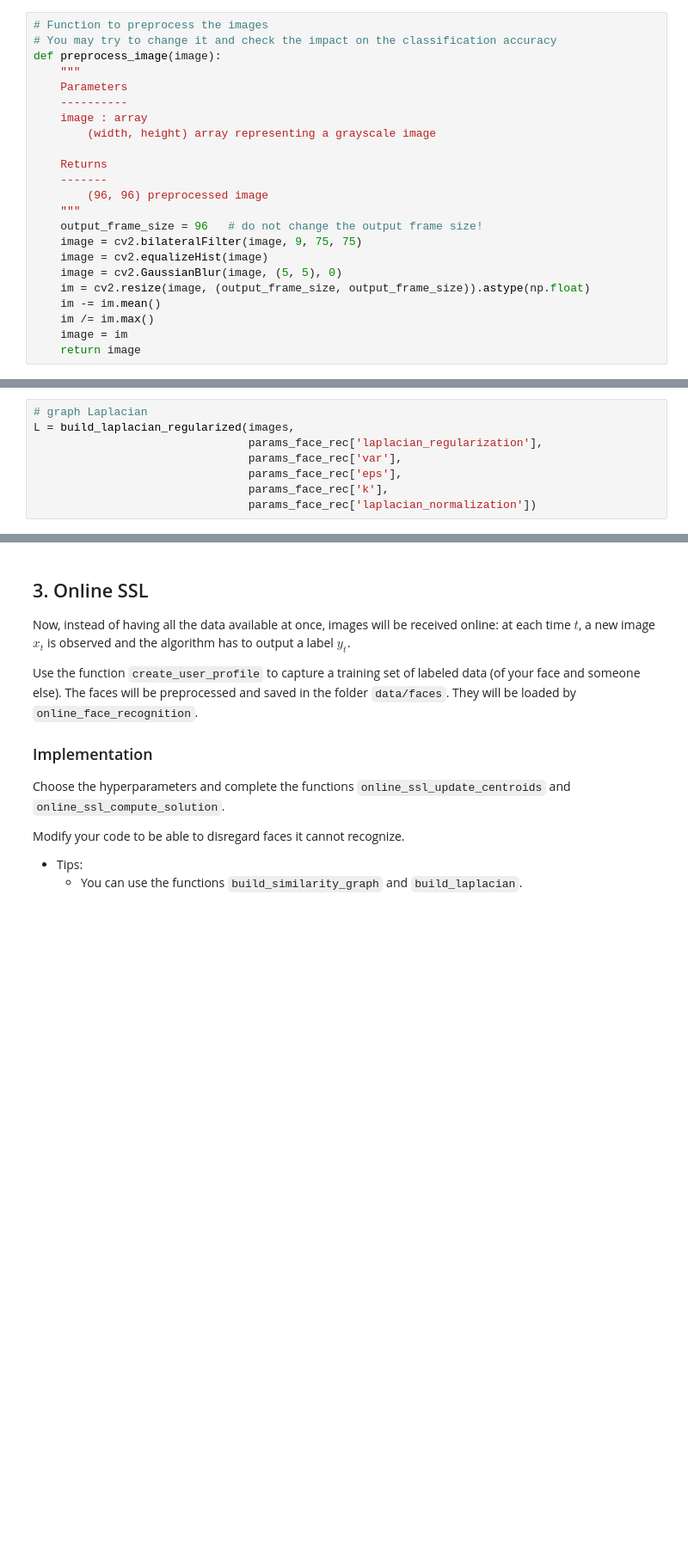
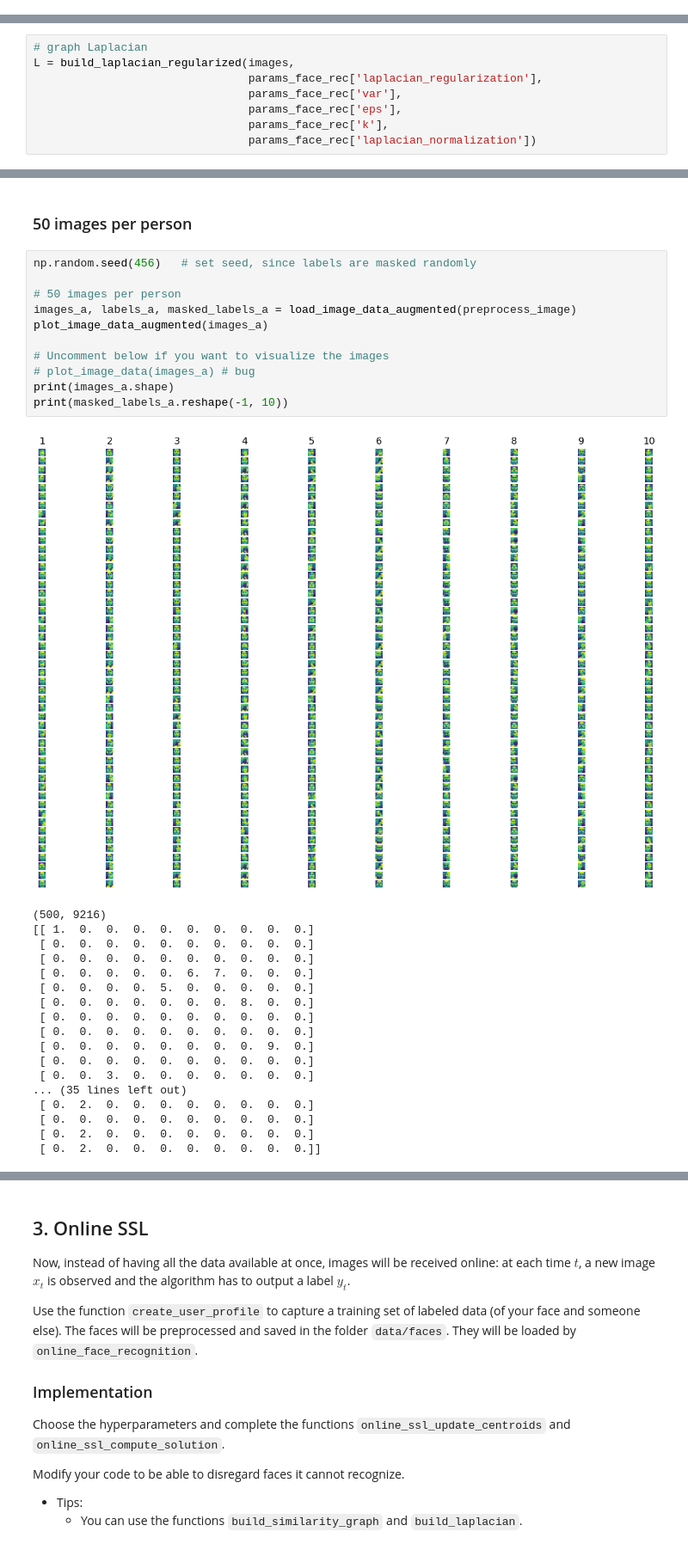
Before and after one commit to BenjaminDeporte/TP2_Graphs_SSL_2025_02_25, a Jupyter notebook: Deporte_Benjamin_SSL.ipynb, the cells around one changed output, grey strips where cells are left out. Shown at 86% size. Drawn from its saved outputs; the diff is of its cells as text; blank space fills up the shorter version.

```diff
--- a/Deporte_Benjamin_SSL.ipynb
+++ b/Deporte_Benjamin_SSL.ipynb
@@ -469,26 +545,3 @@ params_face_rec['k'] = None
 params_face_rec['laplacian_normalization'] = 'unn'
 params_face_rec['c_l'] = None
 params_face_rec['c_u'] = None
-# %%
-# Function to preprocess the images
-# You may try to change it and check the impact on the classification accuracy
-def preprocess_image(image):
-    """
-    Parameters
-    ----------
-    image : array
-        (width, height) array representing a grayscale image
-
-    Returns
-    -------
-        (96, 96) preprocessed image
-    """
-    output_frame_size = 96   # do not change the output frame size!
-    image = cv2.bilateralFilter(image, 9, 75, 75)
-    image = cv2.equalizeHist(image)
-    image = cv2.GaussianBlur(image, (5, 5), 0)
-    im = cv2.resize(image, (output_frame_size, output_frame_size)).astype(np.float)
-    im -= im.mean()
-    im /= im.max()
-    image = im
-    return image
@@ -531,0 +617,32 @@ plt.show()
+# %% [markdown]
+### 50 images per person
+# %%
+np.random.seed(456)   # set seed, since labels are masked randomly
+
+# 50 images per person
+images_a, labels_a, masked_labels_a = load_image_data_augmented(preprocess_image)
+plot_image_data_augmented(images_a)
+
+# Uncomment below if you want to visualize the images
+# plot_image_data(images_a) # bug
+print(images_a.shape)
+print(masked_labels_a.reshape(-1, 10))
+# %% [output]
+[figure, added]
+(500, 9216)
+[[ 1.  0.  0.  0.  0.  0.  0.  0.  0.  0.]
+ [ 0.  0.  0.  0.  0.  0.  0.  0.  0.  0.]
+ [ 0.  0.  0.  0.  0.  0.  0.  0.  0.  0.]
+ [ 0.  0.  0.  0.  0.  6.  7.  0.  0.  0.]
+ [ 0.  0.  0.  0.  5.  0.  0.  0.  0.  0.]
+ [ 0.  0.  0.  0.  0.  0.  0.  8.  0.  0.]
+ [ 0.  0.  0.  0.  0.  0.  0.  0.  0.  0.]
+ [ 0.  0.  0.  0.  0.  0.  0.  0.  0.  0.]
+ [ 0.  0.  0.  0.  0.  0.  0.  0.  9.  0.]
+ [ 0.  0.  0.  0.  0.  0.  0.  0.  0.  0.]
+ [ 0.  0.  3.  0.  0.  0.  0.  0.  0.  0.]
+... (35 lines left out)
+ [ 0.  2.  0.  0.  0.  0.  0.  0.  0.  0.]
+ [ 0.  0.  0.  0.  0.  0.  0.  0.  0.  0.]
+ [ 0.  2.  0.  0.  0.  0.  0.  0.  0.  0.]
+ [ 0.  2.  0.  0.  0.  0.  0.  0.  0.  0.]]
```
Also changed, not shown: parts of 24 cells of this notebook, 1 other file.
